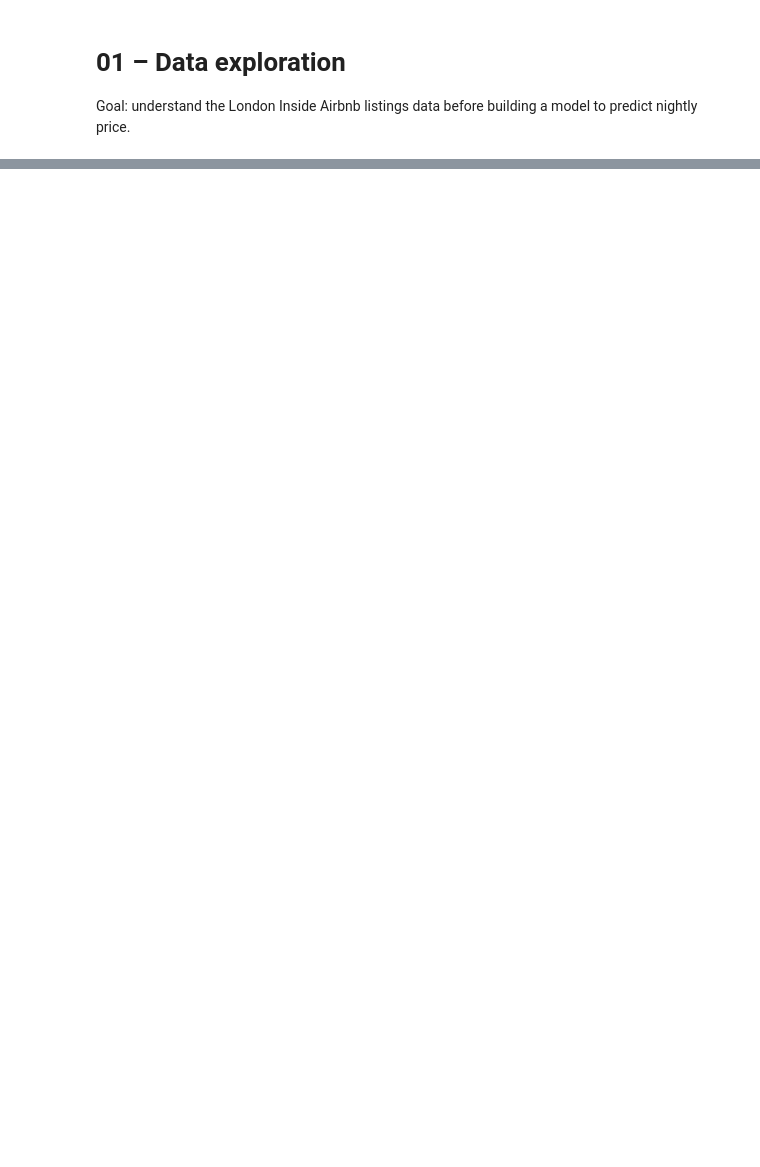
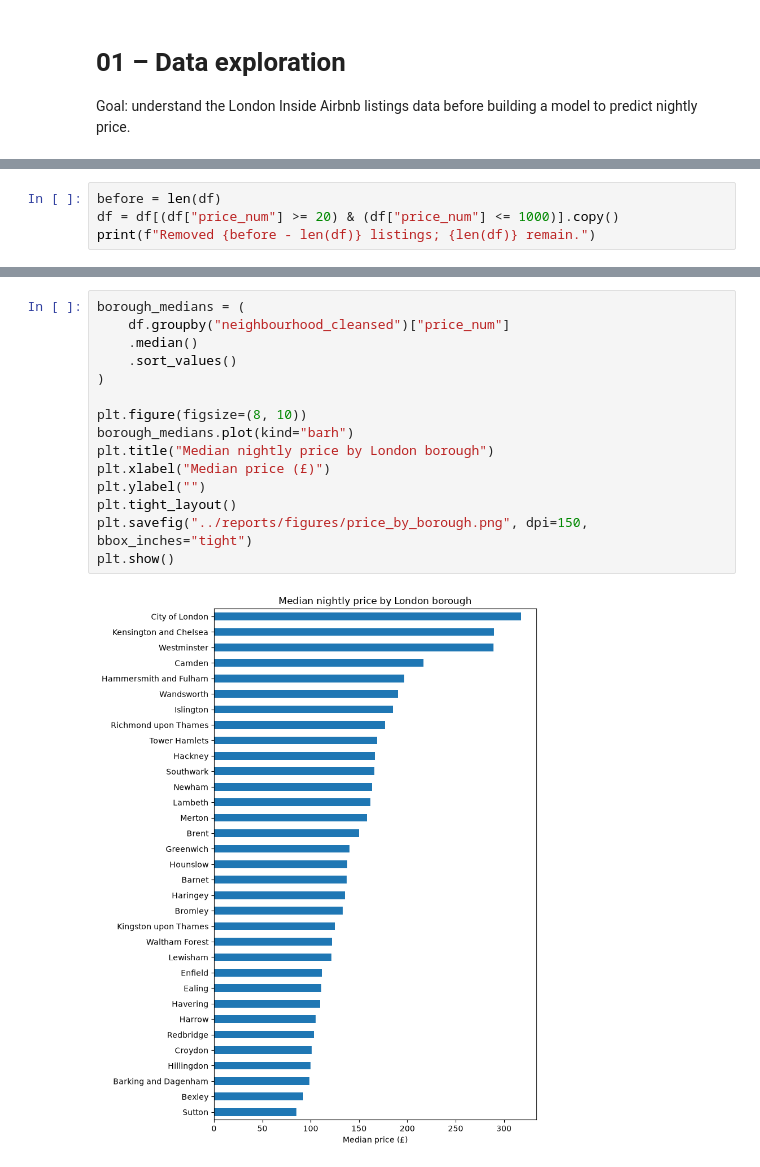
Before and after one commit to Astargame/london-airbnb-price-predictor, a Jupyter notebook: notebooks/01_exploration.ipynb, the cells around one changed output, grey strips where cells are left out. Cells and saved outputs as stored; diff of their text form; blank space fills up the shorter version.

Commit message:
Update analysis to use London dataset and summarise findings

```diff
--- a/notebooks/01_exploration.ipynb
+++ b/notebooks/01_exploration.ipynb
@@ -124,0 +135,4 @@ pd.crosstab(
+# %%
+before = len(df)
+df = df[(df["price_num"] >= 20) & (df["price_num"] <= 1000)].copy()
+print(f"Removed {before - len(df)} listings; {len(df)} remain.")
@@ -124,0 +150,17 @@ pd.crosstab(
+# %%
+borough_medians = (
+    df.groupby("neighbourhood_cleansed")["price_num"]
+    .median()
+    .sort_values()
+)
+
+plt.figure(figsize=(8, 10))
+borough_medians.plot(kind="barh")
+plt.title("Median nightly price by London borough")
+plt.xlabel("Median price (£)")
+plt.ylabel("")
+plt.tight_layout()
+plt.savefig("../reports/figures/price_by_borough.png", dpi=150, bbox_inches="tight")
+plt.show()
+# %% [output]
+[figure, added]
```
Also changed, not shown: parts of 15 cells of this notebook, 3 other files.
